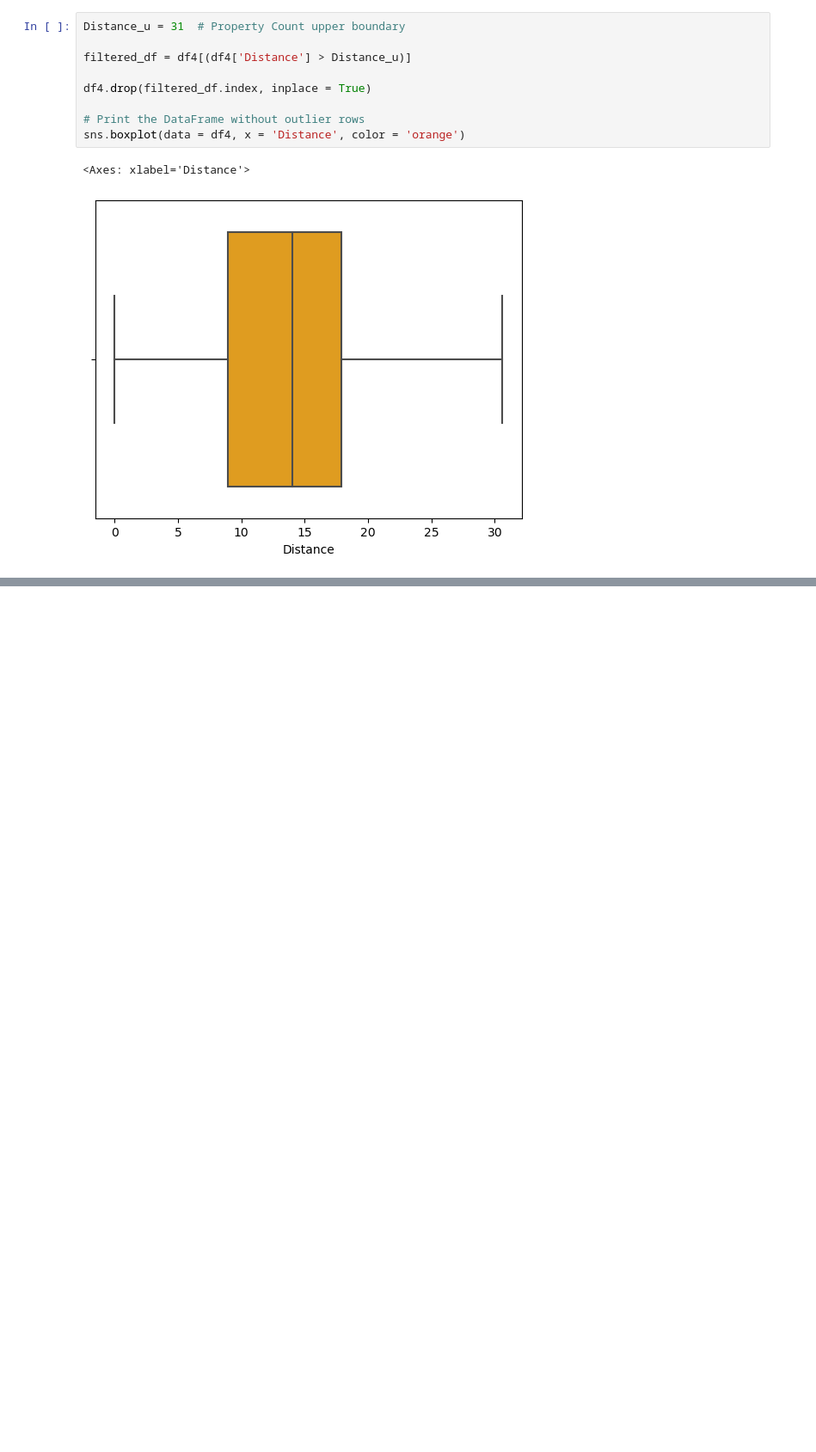
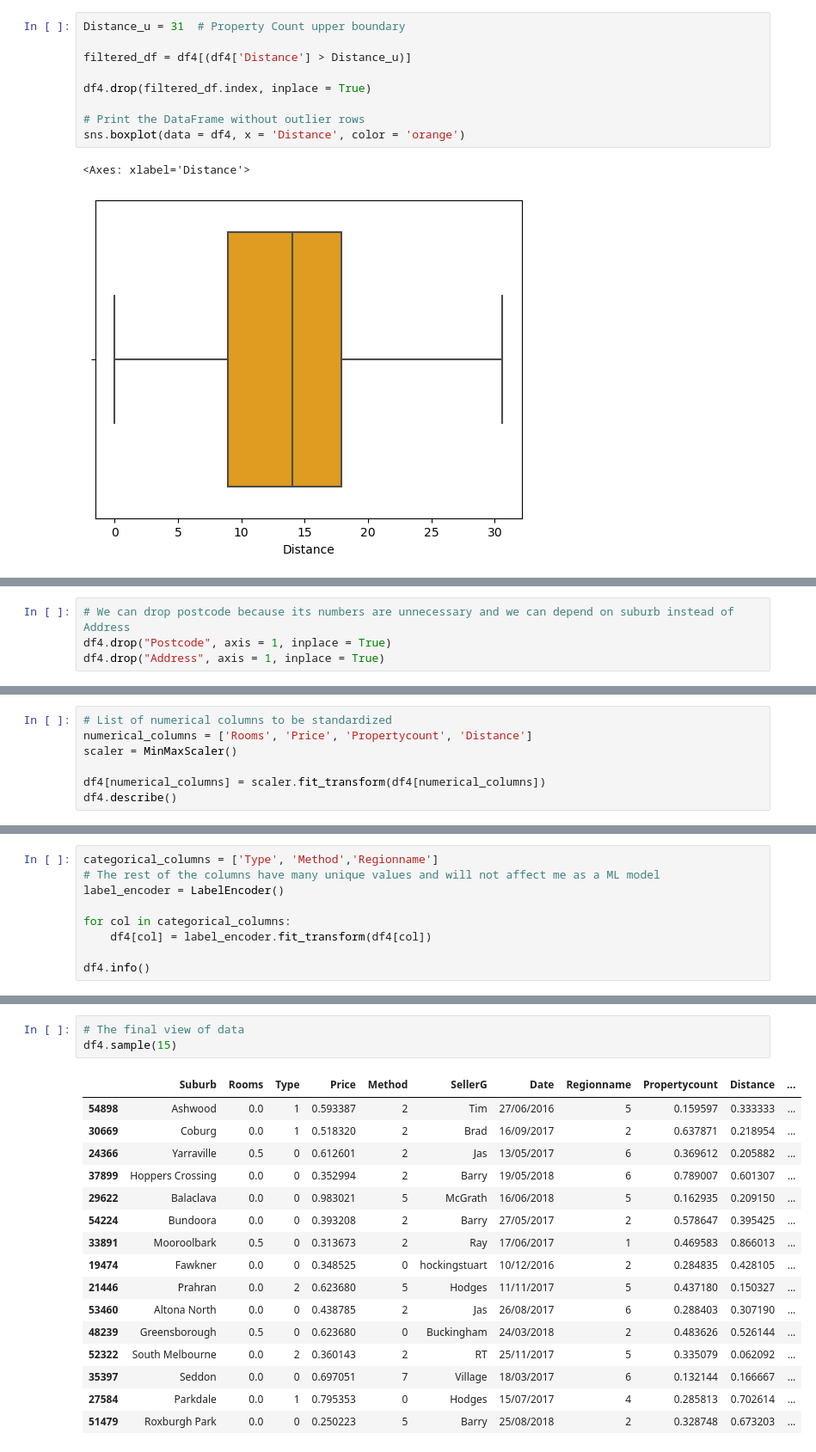
Before and after one commit to Ibrahim-Hossam/AI-502, a Jupyter notebook: dpp-ibrahim.ipynb, the cells around one changed output, grey strips where cells are left out. Shown at 86% size. Saved outputs shown, nothing was run; the diff lists cells and outputs as text; blank space fills up the shorter version.

Commit message:
Kaggle Notebook | DPP_Ibrahim | Added scalers and enumerating categories

```diff
--- a/dpp-ibrahim.ipynb
+++ b/dpp-ibrahim.ipynb
@@ -446,0 +500,4 @@ sns.boxplot(data = df4, x = 'Distance', color = 'orange')
+# %%
+# We can drop postcode because its numbers are unnecessary and we can depend on suburb instead of Address
+df4.drop("Postcode", axis = 1, inplace = True)
+df4.drop("Address", axis = 1, inplace = True)
@@ -446,0 +521,7 @@ sns.boxplot(data = df4, x = 'Distance', color = 'orange')
+# %%
+# List of numerical columns to be standardized
+numerical_columns = ['Rooms', 'Price', 'Propertycount', 'Distance']
+scaler = MinMaxScaler()
+
+df4[numerical_columns] = scaler.fit_transform(df4[numerical_columns])
+df4.describe()
@@ -446,0 +549,9 @@ sns.boxplot(data = df4, x = 'Distance', color = 'orange')
+# %%
+categorical_columns = ['Type', 'Method','Regionname']
+# The rest of the columns have many unique values and will not affect me as a ML model
+label_encoder = LabelEncoder()
+
+for col in categorical_columns:
+    df4[col] = label_encoder.fit_transform(df4[col])
+
+df4.info()
@@ -446,0 +577,20 @@ sns.boxplot(data = df4, x = 'Distance', color = 'orange')
+# %%
+# The final view of data
+df4.sample(15)
+# %% [output]
+|  | Suburb | Rooms | Type | Price | Method | SellerG | Date | Regionname | Propertycount | Distance | ... |
+| 54898 | Ashwood | 0.0 | 1 | 0.593387 | 2 | Tim | 27/06/2016 | 5 | 0.159597 | 0.333333 | ... |
+| 30669 | Coburg | 0.0 | 1 | 0.518320 | 2 | Brad | 16/09/2017 | 2 | 0.637871 | 0.218954 | ... |
+| 24366 | Yarraville | 0.5 | 0 | 0.612601 | 2 | Jas | 13/05/2017 | 6 | 0.369612 | 0.205882 | ... |
+| 37899 | Hoppers Crossing | 0.0 | 0 | 0.352994 | 2 | Barry | 19/05/2018 | 6 | 0.789007 | 0.601307 | ... |
+| 29622 | Balaclava | 0.0 | 0 | 0.983021 | 5 | McGrath | 16/06/2018 | 5 | 0.162935 | 0.209150 | ... |
+| 54224 | Bundoora | 0.0 | 0 | 0.393208 | 2 | Barry | 27/05/2017 | 2 | 0.578647 | 0.395425 | ... |
+| 33891 | Mooroolbark | 0.5 | 0 | 0.313673 | 2 | Ray | 17/06/2017 | 1 | 0.469583 | 0.866013 | ... |
+| 19474 | Fawkner | 0.0 | 0 | 0.348525 | 0 | hockingstuart | 10/12/2016 | 2 | 0.284835 | 0.428105 | ... |
+| 21446 | Prahran | 0.0 | 2 | 0.623680 | 5 | Hodges | 11/11/2017 | 5 | 0.437180 | 0.150327 | ... |
+| 53460 | Altona North | 0.0 | 0 | 0.438785 | 2 | Jas | 26/08/2017 | 6 | 0.288403 | 0.307190 | ... |
+| 48239 | Greensborough | 0.5 | 0 | 0.623680 | 0 | Buckingham | 24/03/2018 | 2 | 0.483626 | 0.526144 | ... |
+| 52322 | South Melbourne | 0.0 | 2 | 0.360143 | 2 | RT | 25/11/2017 | 5 | 0.335079 | 0.062092 | ... |
+| 35397 | Seddon | 0.0 | 0 | 0.697051 | 7 | Village | 18/03/2017 | 6 | 0.132144 | 0.166667 | ... |
+| 27584 | Parkdale | 0.0 | 1 | 0.795353 | 0 | Hodges | 15/07/2017 | 4 | 0.285813 | 0.702614 | ... |
+| 51479 | Roxburgh Park | 0.0 | 0 | 0.250223 | 5 | Barry | 25/08/2018 | 2 | 0.328748 | 0.673203 | ... |
```
Also changed, not shown: parts of 16 cells of this notebook.
